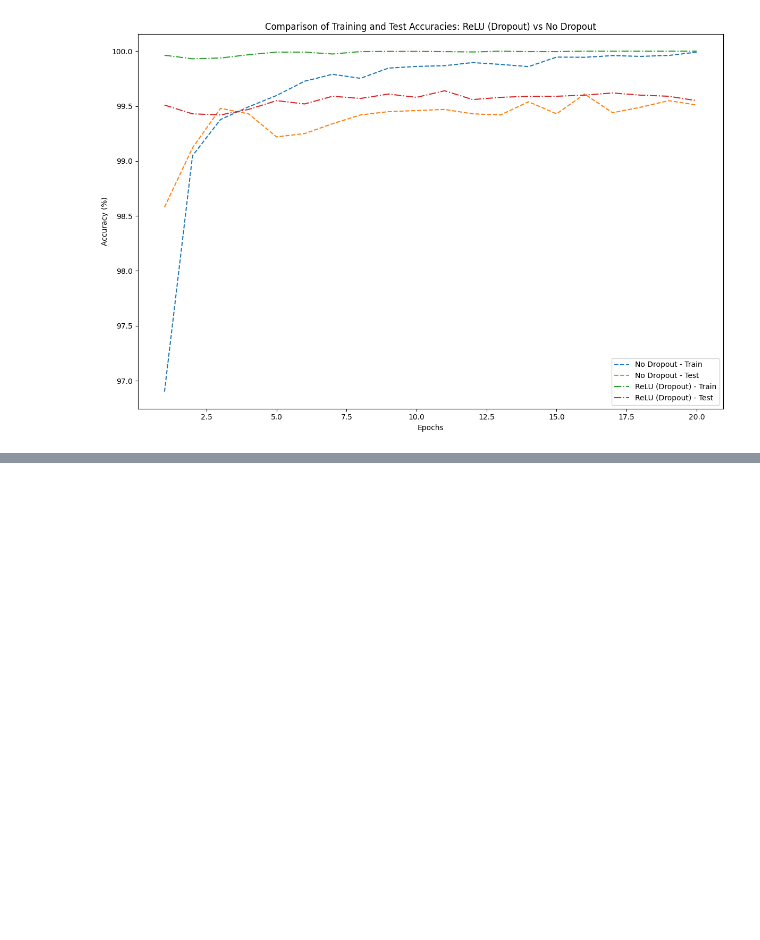
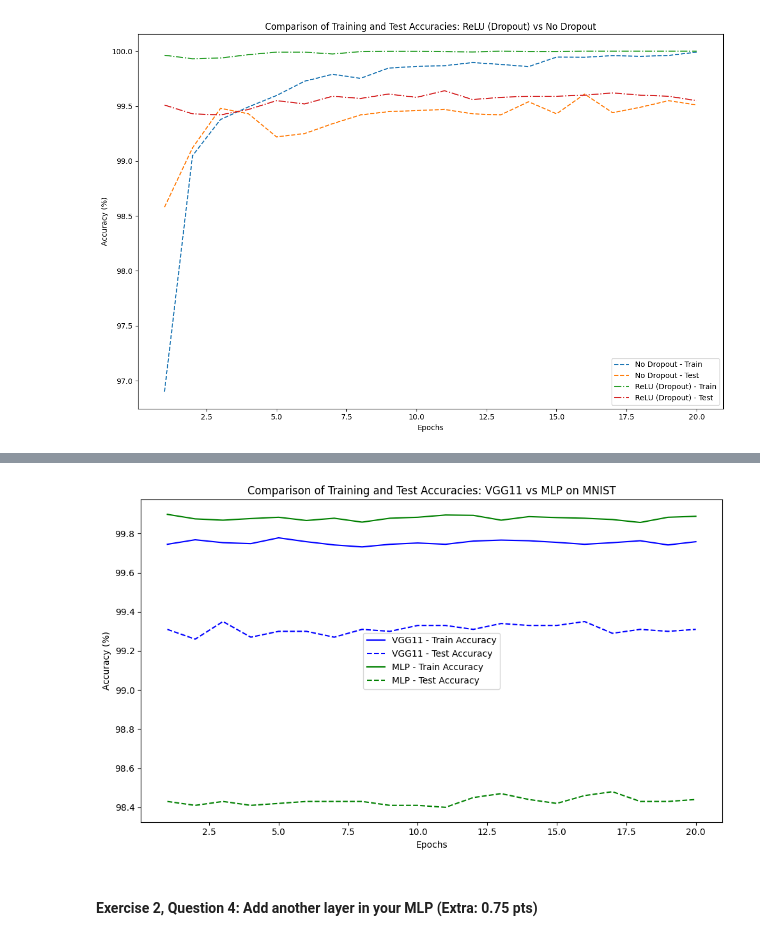
Before and after one commit to benymaxparsa/Concordia-COMP6321-MachineLearning, a Jupyter notebook: Assignment 4/ParsaKamalipour_COMP6321_A4.ipynb, the cells around one changed output, grey strips where cells are left out. Saved outputs shown, nothing was run; the diff lists cells and outputs as text; code cells hidden in the pictures; blank space fills up the shorter version.

```diff
--- a/Assignment 4/ParsaKamalipour_COMP6321_A4.ipynb
+++ b/Assignment 4/ParsaKamalipour_COMP6321_A4.ipynb
@@ -1104,0 +1439,38 @@ plt.show()
+# %%
+# Simulate training to collect accuracies for plotting
+vgg11_train_accuracy = []
+vgg11_test_accuracy = []
+mlp_train_accuracy = []
+mlp_test_accuracy = []
+
+epochs = 20
+for epoch in range(epochs):
+    vgg11_train_accuracy.append(calculate_epoch_accuracy(vgg11_model, trainloader))
+    vgg11_test_accuracy.append(calculate_accuracy(vgg11_model, testloader))
+    mlp_train_accuracy.append(calculate_epoch_accuracy(mlp_model, trainloader))
+    mlp_test_accuracy.append(calculate_accuracy(mlp_model, testloader))
+# %%
+# Plot the training and test accuracies of both models
+epochs_range = range(1, epochs + 1)
+
+plt.figure(figsize=(10, 6))
+
+# Plot VGG11 results
+plt.plot(epochs_range, vgg11_train_accuracy, label='VGG11 - Train Accuracy', linestyle='-', color='blue')
+plt.plot(epochs_range, vgg11_test_accuracy, label='VGG11 - Test Accuracy', linestyle='--', color='blue')
+
+# Plot MLP results
+plt.plot(epochs_range, mlp_train_accuracy, label='MLP - Train Accuracy', linestyle='-', color='green')
+plt.plot(epochs_range, mlp_test_accuracy, label='MLP - Test Accuracy', linestyle='--', color='green')
+
+plt.xlabel('Epochs')
+plt.ylabel('Accuracy (%)')
+plt.title('Comparison of Training and Test Accuracies: VGG11 vs MLP on MNIST')
+plt.legend()
+plt.tight_layout()
+plt.savefig('vgg11_vs_mlp_accuracy.png')
+plt.show()
+# %% [output]
+[figure, added]
+# %% [markdown]
+#### Exercise 2, Question 4: Add another layer in your MLP (Extra: 0.75 pts)
```
Also changed, not shown: parts of 25 cells of this notebook, 9 other files.
